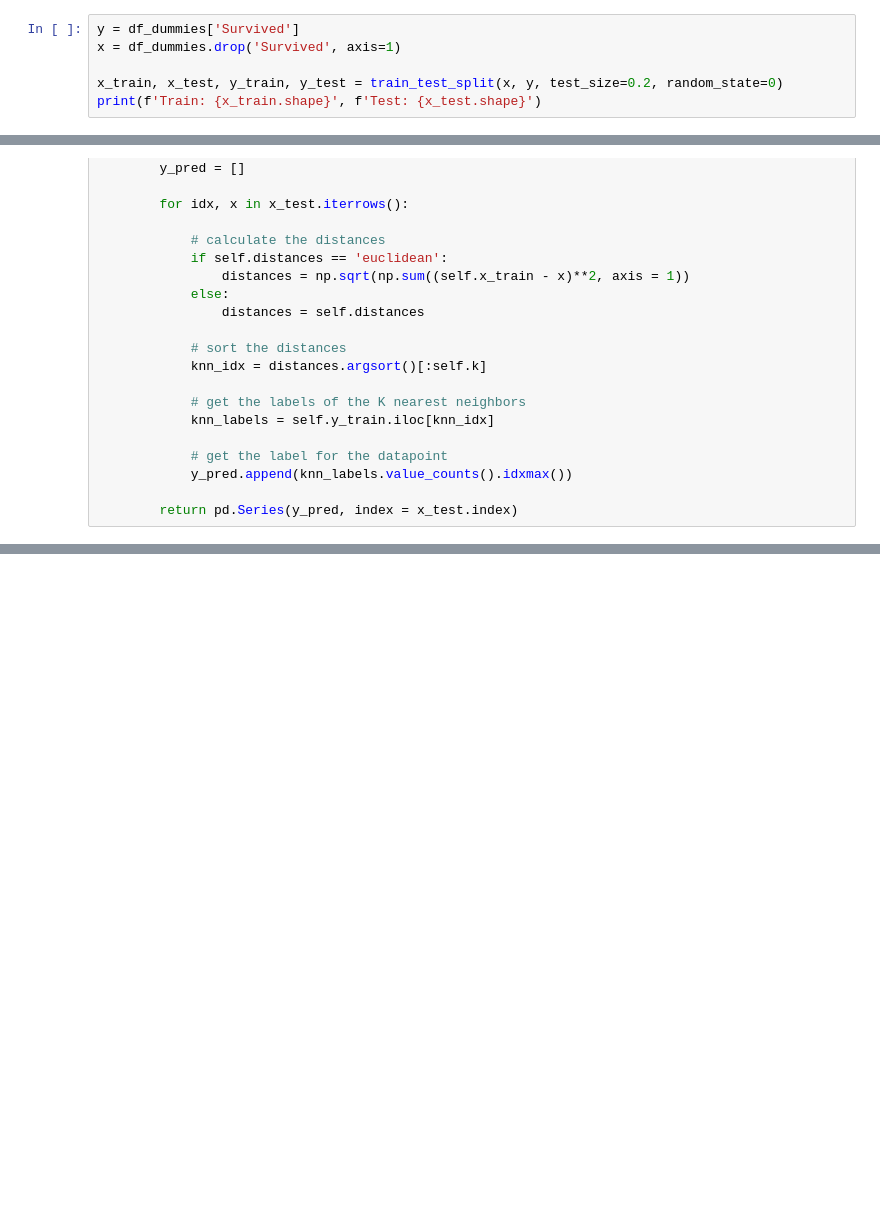
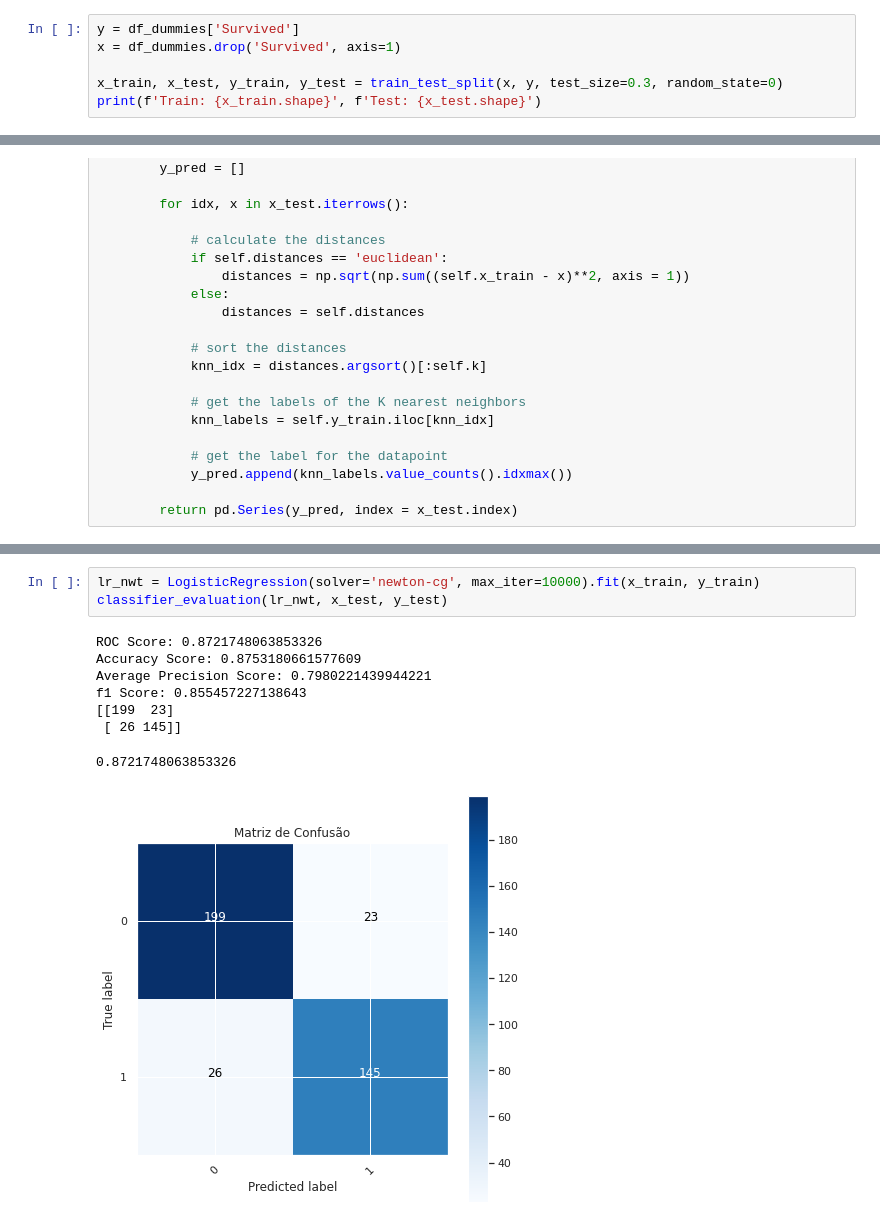
Before and after one commit to GDevigili/machine-learning-coursework, a Jupyter notebook: main.ipynb, the cells around one changed output, grey strips where cells are left out. Saved outputs shown, nothing was run; the diff lists cells and outputs as text; blank space fills up the shorter version.

```diff
--- a/main.ipynb
+++ b/main.ipynb
@@ -353,6 +353,6 @@ cv = model_selection.StratifiedKFold(n_splits=5)
 y = df_dummies['Survived']
 x = df_dummies.drop('Survived', axis=1)
 
-x_train, x_test, y_train, y_test = train_test_split(x, y, test_size=0.2, random_state=0)
+x_train, x_test, y_train, y_test = train_test_split(x, y, test_size=0.3, random_state=0)
 print(f'Train: {x_train.shape}', f'Test: {x_test.shape}')
 # %% [output]
@@ -476,0 +526,12 @@ Logistic Regression with saga solver: 0.8435114503816794
+# %%
+lr_nwt = LogisticRegression(solver='newton-cg', max_iter=10000).fit(x_train, y_train)
+classifier_evaluation(lr_nwt, x_test, y_test)
+# %% [output]
+ROC Score: 0.8721748063853326
+Accuracy Score: 0.8753180661577609
+Average Precision Score: 0.7980221439944221
+f1 Score: 0.855457227138643
+[[199  23]
+ [ 26 145]]
+0.8721748063853326
+[figure, added]
```
Also changed, not shown: parts of 18 cells of this notebook.
